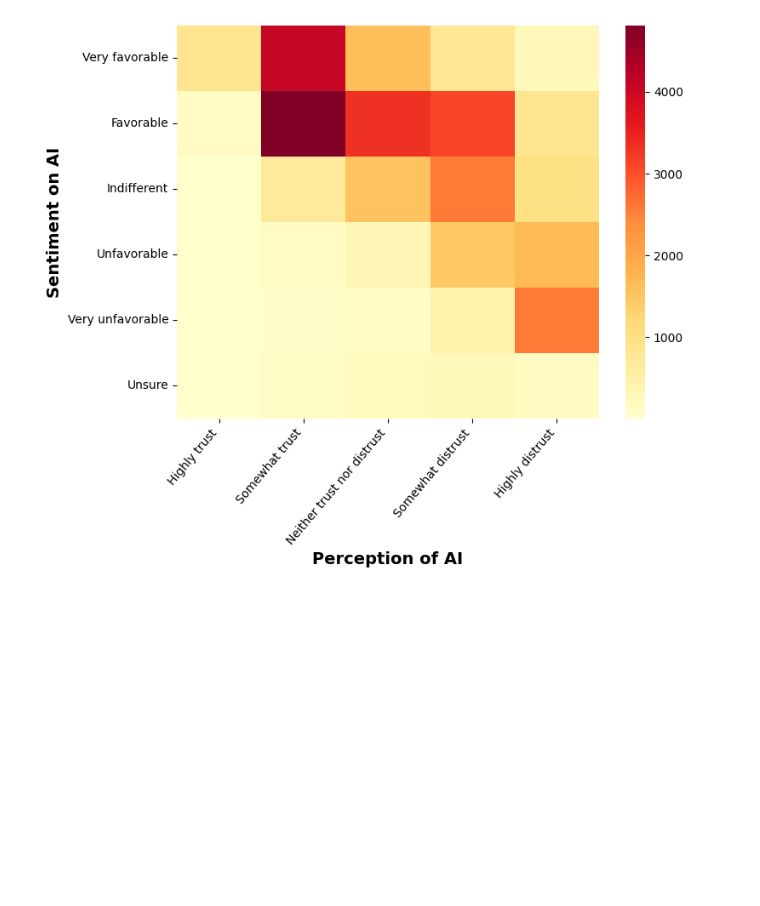
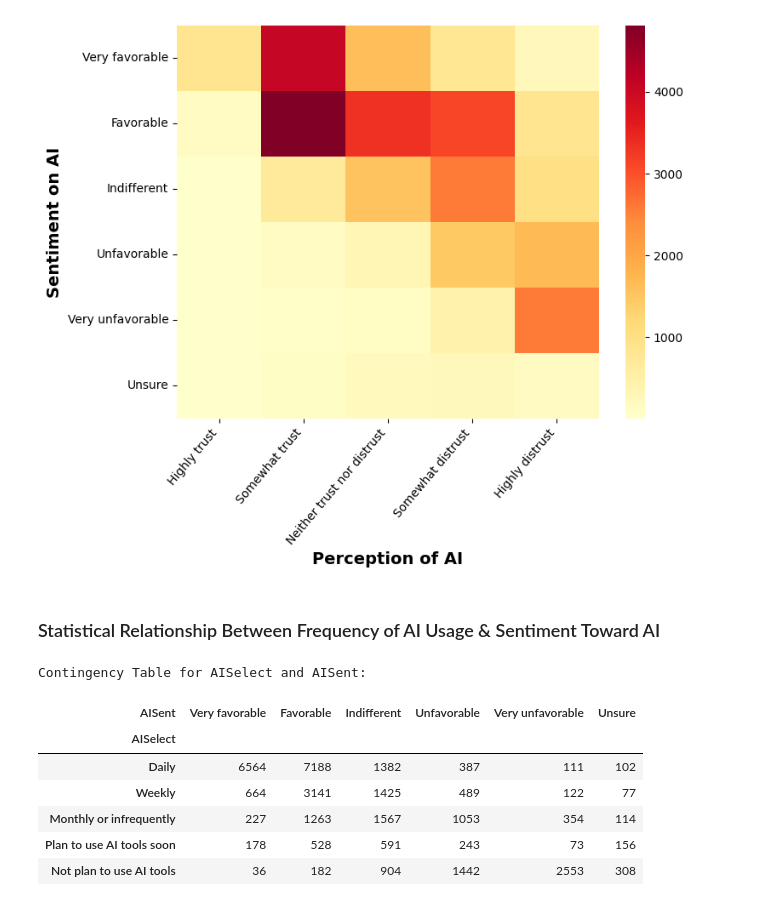
Before and after one commit to huyqng1412/IT680_Effectiveness-of-AI-in-CS, a Jupyter notebook: ai_cs_analysis.ipynb, the cells around one changed output. Saved outputs shown, nothing was run; the diff lists cells and outputs as text; code cells hidden in the pictures; blank space fills up the shorter version.

```diff
--- a/ai_cs_analysis.ipynb
+++ b/ai_cs_analysis.ipynb
@@ -897,3 +932,18 @@ plt.yticks(rotation= 360)
 plt.show()
 # %% [output]
 [figure]
+# %% [markdown]
+### Statistical Relationship Between Frequency of AI Usage & Sentiment Toward AI
+# %%
+aiselect_aisent_table = pd.crosstab(demog_ai['AISelect'], demog_ai['AISent']).reindex(index=order, columns=order2)
+print("Contingency Table for AISelect and AISent:")
+aiselect_aisent_table
+# %% [output]
+Contingency Table for AISelect and AISent:
+| AISent | Very favorable | Favorable | Indifferent | Unfavorable | Very unfavorable | Unsure |
+| AISelect |  |  |  |  |  |  |
+| Daily | 6564 | 7188 | 1382 | 387 | 111 | 102 |
+| Weekly | 664 | 3141 | 1425 | 489 | 122 | 77 |
+| Monthly or infrequently | 227 | 1263 | 1567 | 1053 | 354 | 114 |
+| Plan to use AI tools soon | 178 | 528 | 591 | 243 | 73 | 156 |
+| Not plan to use AI tools | 36 | 182 | 904 | 1442 | 2553 | 308 |
```
Also changed, not shown: parts of 12 cells of this notebook.
